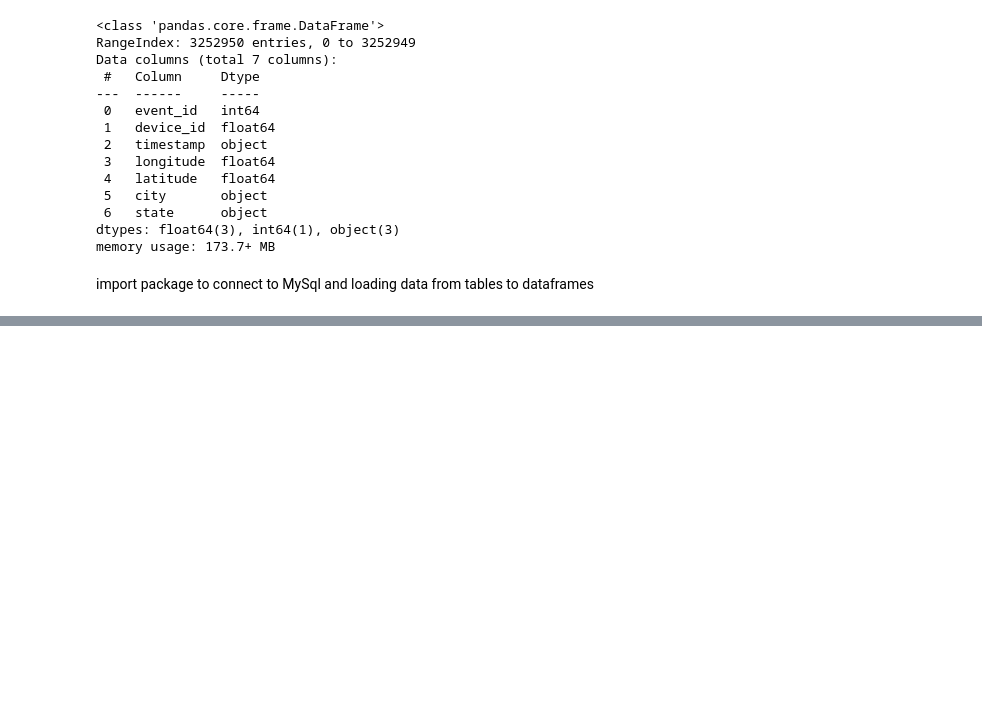
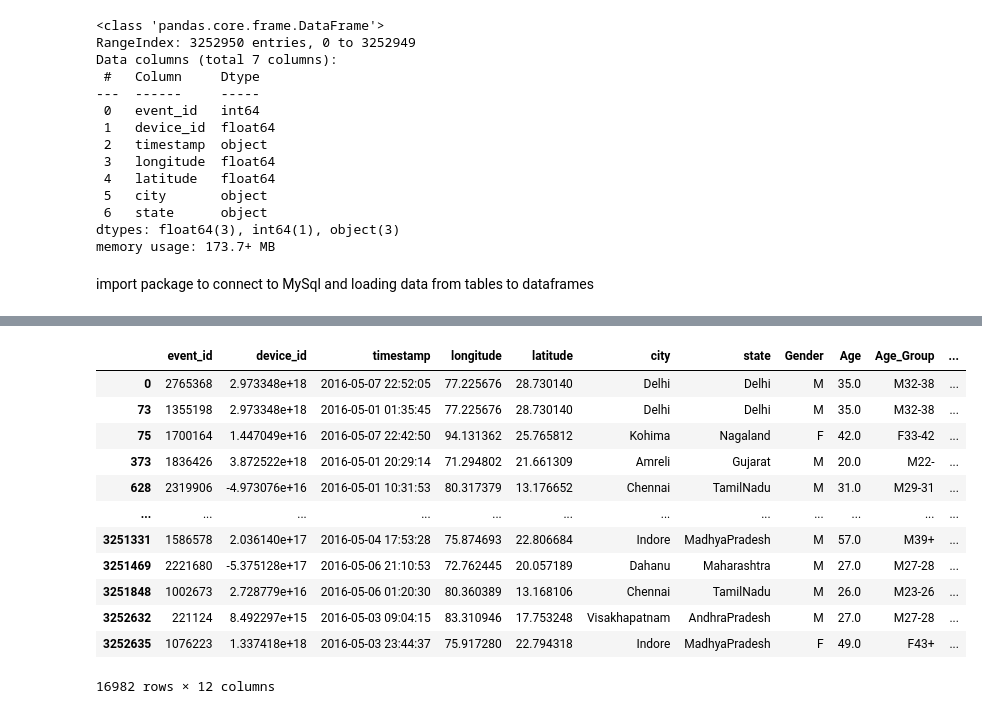
Before and after one commit to santhoshbvsrk/CapstoneProjects, a Jupyter notebook: DataAnalytics_CDF/InsaidTelecom_CDFCapstone.ipynb, the cells around one changed output, grey strips where cells are left out. Drawn from its saved outputs; the diff is of its cells as text; code cells hidden in the pictures; blank space fills up the shorter version.

```diff
--- a/DataAnalytics_CDF/InsaidTelecom_CDFCapstone.ipynb
+++ b/DataAnalytics_CDF/InsaidTelecom_CDFCapstone.ipynb
@@ -118,0 +227,16 @@ Data from Phone_Brand_Device_Model Table
+# %%
+device_data_df[device_data_df['Gender']!=0]
+# %% [output]
+|  | event_id | device_id | timestamp | longitude | latitude | city | state | Gender | Age | Age_Group | ... |
+| 0 | 2765368 | 2.973348e+18 | 2016-05-07 22:52:05 | 77.225676 | 28.730140 | Delhi | Delhi | M | 35.0 | M32-38 | ... |
+| 73 | 1355198 | 2.973348e+18 | 2016-05-01 01:35:45 | 77.225676 | 28.730140 | Delhi | Delhi | M | 35.0 | M32-38 | ... |
+| 75 | 1700164 | 1.447049e+16 | 2016-05-07 22:42:50 | 94.131362 | 25.765812 | Kohima | Nagaland | F | 42.0 | F33-42 | ... |
+| 373 | 1836426 | 3.872522e+18 | 2016-05-01 20:29:14 | 71.294802 | 21.661309 | Amreli | Gujarat | M | 20.0 | M22- | ... |
+| 628 | 2319906 | -4.973076e+16 | 2016-05-01 10:31:53 | 80.317379 | 13.176652 | Chennai | TamilNadu | M | 31.0 | M29-31 | ... |
+| ... | ... | ... | ... | ... | ... | ... | ... | ... | ... | ... | ... |
+| 3251331 | 1586578 | 2.036140e+17 | 2016-05-04 17:53:28 | 75.874693 | 22.806684 | Indore | MadhyaPradesh | M | 57.0 | M39+ | ... |
+| 3251469 | 2221680 | -5.375128e+17 | 2016-05-06 21:10:53 | 72.762445 | 20.057189 | Dahanu | Maharashtra | M | 27.0 | M27-28 | ... |
+| 3251848 | 1002673 | 2.728779e+16 | 2016-05-06 01:20:30 | 80.360389 | 13.168106 | Chennai | TamilNadu | M | 26.0 | M23-26 | ... |
+| 3252632 | 221124 | 8.492297e+15 | 2016-05-03 09:04:15 | 83.310946 | 17.753248 | Visakhapatnam | AndhraPradesh | M | 27.0 | M27-28 | ... |
+| 3252635 | 1076223 | 1.337418e+18 | 2016-05-03 23:44:37 | 75.917280 | 22.794318 | Indore | MadhyaPradesh | F | 49.0 | F43+ | ... |
+16982 rows × 12 columns
```
Also changed, not shown: parts of 15 cells of this notebook.
